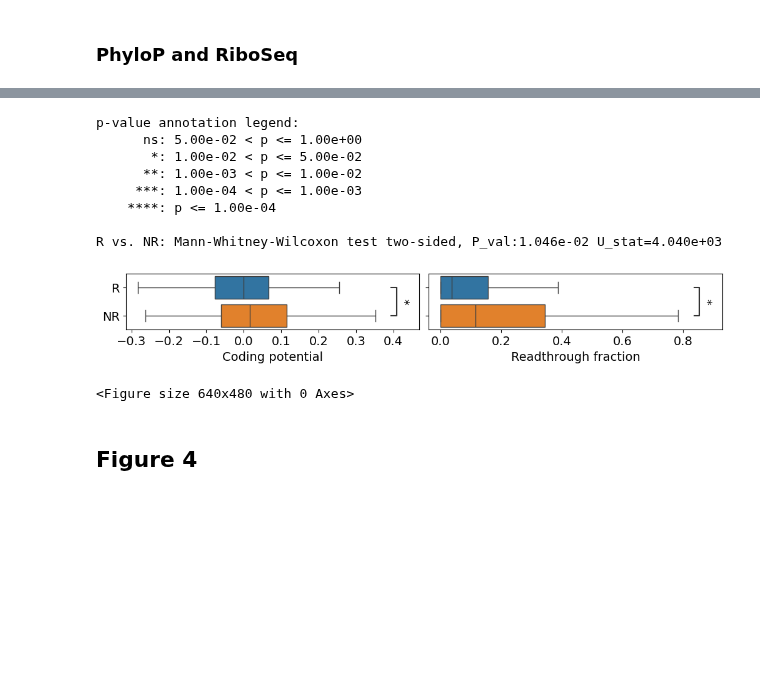
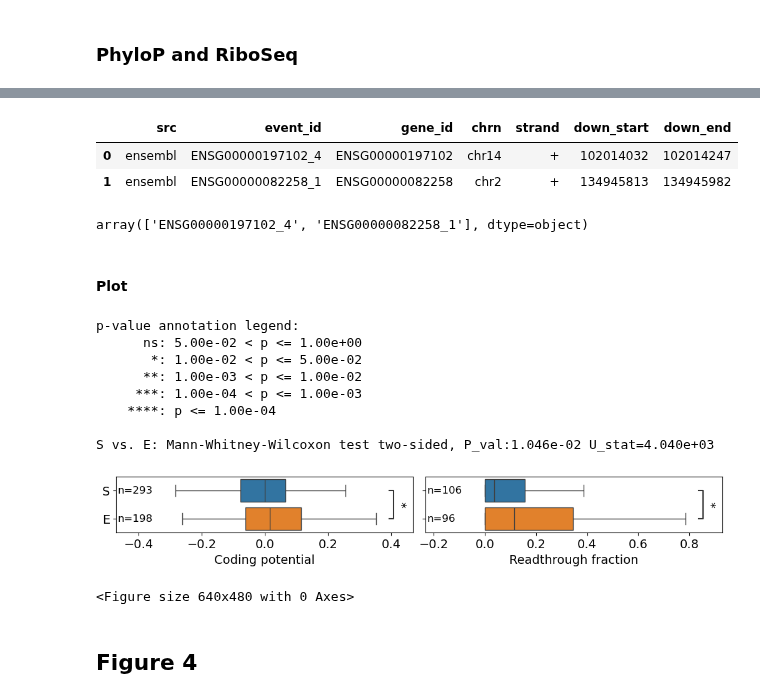
Before and after one commit to zavilev/nmd_psi, a Jupyter notebook: Figures.ipynb, the cells around one changed output, grey strips where cells are left out. Cells and saved outputs as stored; diff of their text form; code cells hidden in the pictures; blank space fills up the shorter version.

```diff
--- a/Figures.ipynb
+++ b/Figures.ipynb
@@ -693,7 +813,9 @@ resp = resp.sort_values(['experiment','responder'],ascending=[True,False])
 # %%
 f.axes[2].clear()
 # %%
-sns.boxplot(data=resp,y='experiment',x='log2FoldChange',hue='responder',showfliers=False,ax=ax[2])
+sns.boxplot(data=resp,y='experiment',x='log2FoldChange',hue='responder',hue_order=['S','E'],showfliers=False,ax=ax[2])
+
+ylabels = [t.get_text() for t in ax[0].get_yticklabels()]
 ax[2].set_yticks([])
 ax[2].set_ylabel(None)
 ax[2].legend(title=None,loc='lower center', bbox_to_anchor=(0.5,1),ncol=2)
@@ -703,7 +825,7 @@ ax[2].axvline(0,ls=':',c='black')
 
 from statannotations.Annotator import Annotator
 
-pairs = [((i,'R'),(i,'NR')) for i in order]
+pairs = [((i,'S'),(i,'E')) for i in order]
 annotator = Annotator(
     ax[2],
     pairs,
@@ -722,6 +844,8 @@ annotator.configure(
 )
 
 annotator.apply_and_annotate()
+
+hf.add_n(ylabels,ax[2],resp,y='experiment',x='log2FoldChange',orient='h',hue='responder',hue_order=['S','E'],pad=0.25,fontsize=10)
 # %% [output]
 p-value annotation legend:
       ns: 5.00e-02 < p <= 1.00e+00
@@ -776,7 +894,7 @@ masha.to_csv('C:/Users/zavil/Downloads/responders.tsv',sep='\t',index=False)
 # %%
 phylop = pd.read_csv('C:/Users/zavil/Downloads/Telegram Desktop/PE.up_down_regions_periodicity.539events.csv')
 phylop = phylop[(phylop.cons == "phylop30_pos")&(phylop.region == "up")].copy()
-phylop.responder = phylop.responder.map({True:'R',False:'NR'})
+phylop.responder = phylop.responder.map({True:'S',False:'E'})
 # %%
 tmp = phylop.copy()
 f,(ax,ax2) = plt.subplots(1,2,figsize=(10,1.5),constrained_layout=True,sharey=True)
@@ -787,7 +905,7 @@ ax.set_ylabel(None)
 
 from statannotations.Annotator import Annotator
 
-pairs = [('R','NR')]
+pairs = [('S','E')]
 annotator = Annotator(
     ax,
     pairs,
@@ -805,6 +923,9 @@ annotator.configure(
 )
 
 annotator.apply_and_annotate()
+
+ylabels = [t.get_text() for t in ax.get_yticklabels()]
+hf.add_n(ylabels,ax,tmp,y='responder',x='dcons',orient='h',pad=0.2,fontsize=12)
 plt.close()
 # %% [output]
 p-value annotation legend:
@@ -825,41 +1011,64 @@ riboseq.responder = riboseq.responder.map({True:'R',False:'NR'})
+# %%
+mapping[['src','event_id']].drop_duplicates().merge(df)
+# %% [output]
+|  | src | event_id | gene_id | chrn | strand | down_start | down_end |
+| 0 | ensembl | ENSG00000197102_4 | ENSG00000197102 | chr14 | + | 102014032 | 102014247 |
+| 1 | ensembl | ENSG00000082258_1 | ENSG00000082258 | chr2 | + | 134945813 | 134945982 |
+# %%
+mapping.event_id.unique()
+# %% [output]
+array(['ENSG00000197102_4', 'ENSG00000082258_1'], dtype=object)
+# %% [markdown]
+#### Plot
+# %%
+#riboseq = 'C:/Users/zavil/Downloads/Telegram Desktop/PE.up_down_regions_w_ribosome_profiling_EMTAB.539events.csv'
+riboseq = 'C:/Users/zavil/Downloads/Telegram Desktop/PE_up_down_regions_w_ribosome_profiling_EMTAB_cov_matched_subset.csv'
+
+riboseq = pd.read_csv(riboseq,usecols=['src','event_id','responder','cov_whole','cov_up','cov_down',
+                                       'width_whole','width_up','width_down','readth_fr','matching_group'])
+riboseq.responder = riboseq.responder.map({True:'S',False:'E'})
 # %%
 tmp = riboseq[(riboseq.width_up>10)&(riboseq.width_down>5)&(riboseq.cov_up>0.1)]
 
 sns.boxplot(data=tmp,y='responder',x='readth_fr',hue='responder',showfliers=False,ax=ax2)
 
-pairs = [('R','NR')]
+pairs = [('S','E')]
 annotator = Annotator(
     ax2,
     pairs,
     data=tmp,
     y='responder',
     x='readth_fr',
     orient="h"
 )
 
 annotator.configure(
     test="Mann-Whitney",
     text_format="star",
     loc="inside",
 #    comparisons_correction="bonferroni"
 )
 
 annotator.apply_and_annotate()
 
 
 ax2.set_xlabel('Readthrough fraction')
 ax2.set_ylabel(None)
+
+ylabels = [t.get_text() for t in ax.get_yticklabels()]
+hf.add_n(ylabels,ax2,tmp,y='responder',x='readth_fr',orient='h',pad=0.2,fontsize=12)
+
 f
 # %% [output]
 p-value annotation legend:
       ns: 5.00e-02 < p <= 1.00e+00
        *: 1.00e-02 < p <= 5.00e-02
       **: 1.00e-03 < p <= 1.00e-02
      ***: 1.00e-04 < p <= 1.00e-03
     ****: p <= 1.00e-04
 
-R vs. NR: Mann-Whitney-Wilcoxon test two-sided, P_val:1.046e-02 U_stat=4.040e+03
+S vs. E: Mann-Whitney-Wilcoxon test two-sided, P_val:1.046e-02 U_stat=4.040e+03
-[figure, old version]
+[figure, new version]
 <Figure size 640x480 with 0 Axes>
 # %%
 f.savefig('./figures/Fig3_phylop_and_riboseq.pdf',bbox_inches='tight')
```
Also changed, not shown: parts of 163 cells of this notebook, 12 other files.
